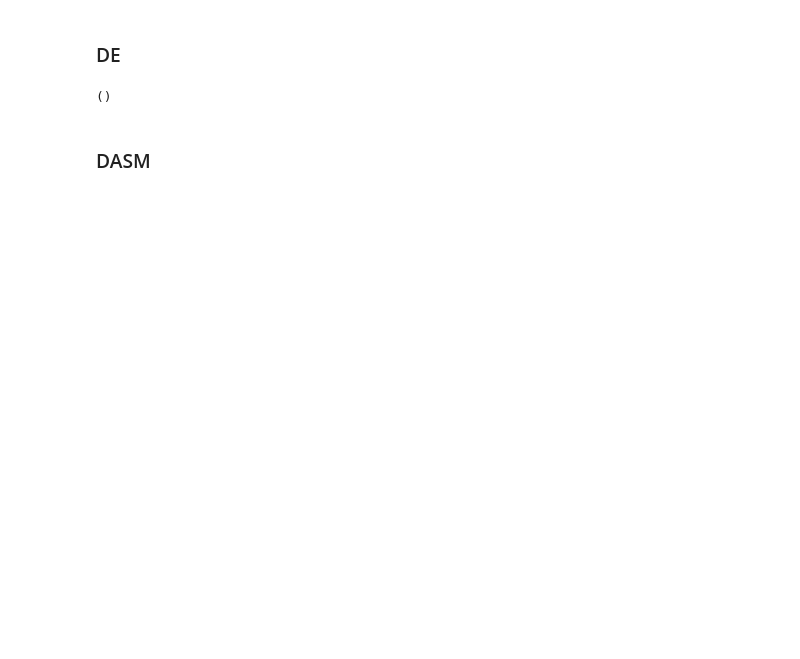
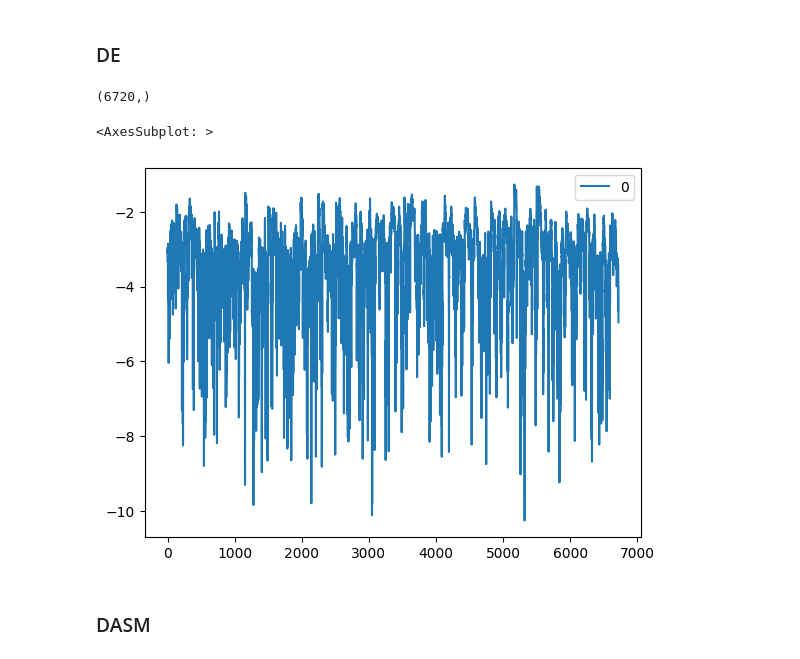
Before and after one commit to Sant0S22/eeg_emotion_recognition, a Jupyter notebook: FVAB_DATASET.ipynb, the cells around one changed output. Drawn from its saved outputs; the diff is of its cells as text; code cells hidden in the pictures; blank space fills up the shorter version.

```diff
--- a/FVAB_DATASET.ipynb
+++ b/FVAB_DATASET.ipynb
@@ -164,10 +148,18 @@ f.shape
 # %% [markdown]
 ### DE
+# %%
+def de(df):
+    return scipy.stats.differential_entropy(df)
 # %%
-entropy = scipy.stats.differential_entropy(filtered_dataset.ià-----------)
+entropy = de(filtered_dataset)
-# %%
-entropy.shape
-# %% [output]
-()
+# %%
+entropy.shape
+# %% [output]
+(6720,)
+# %%
+pd.DataFrame(entropy).plot()
+# %% [output]
+<AxesSubplot: >
+[figure, added]
 # %% [markdown]
 ### DASM
```
Also changed, not shown: parts of 44 cells of this notebook.
